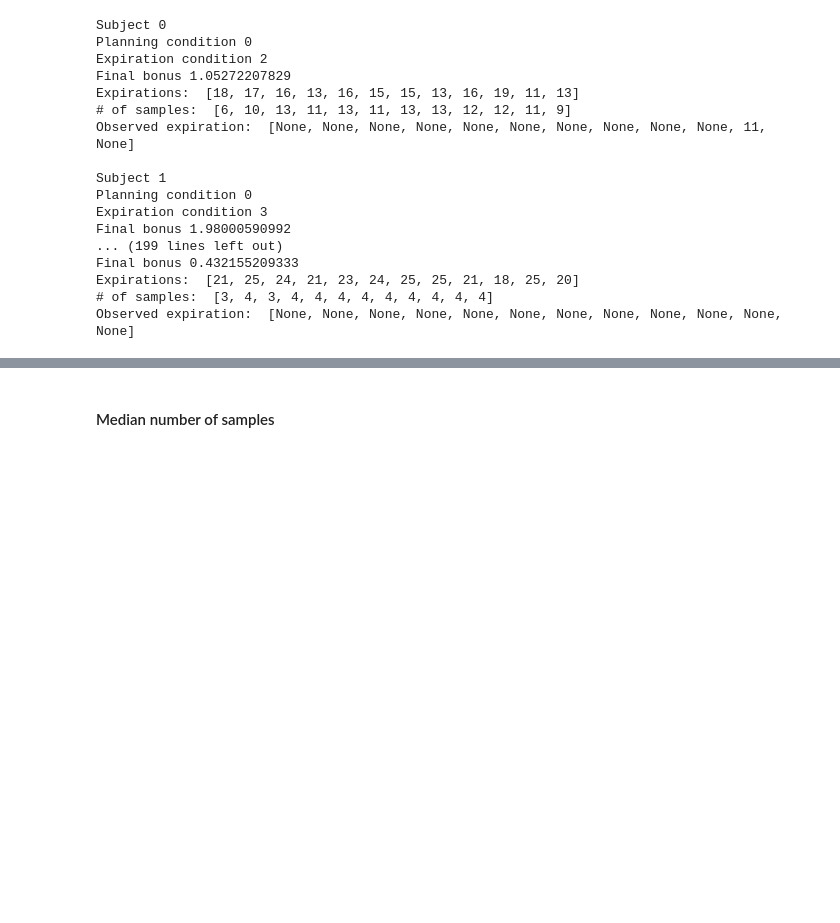
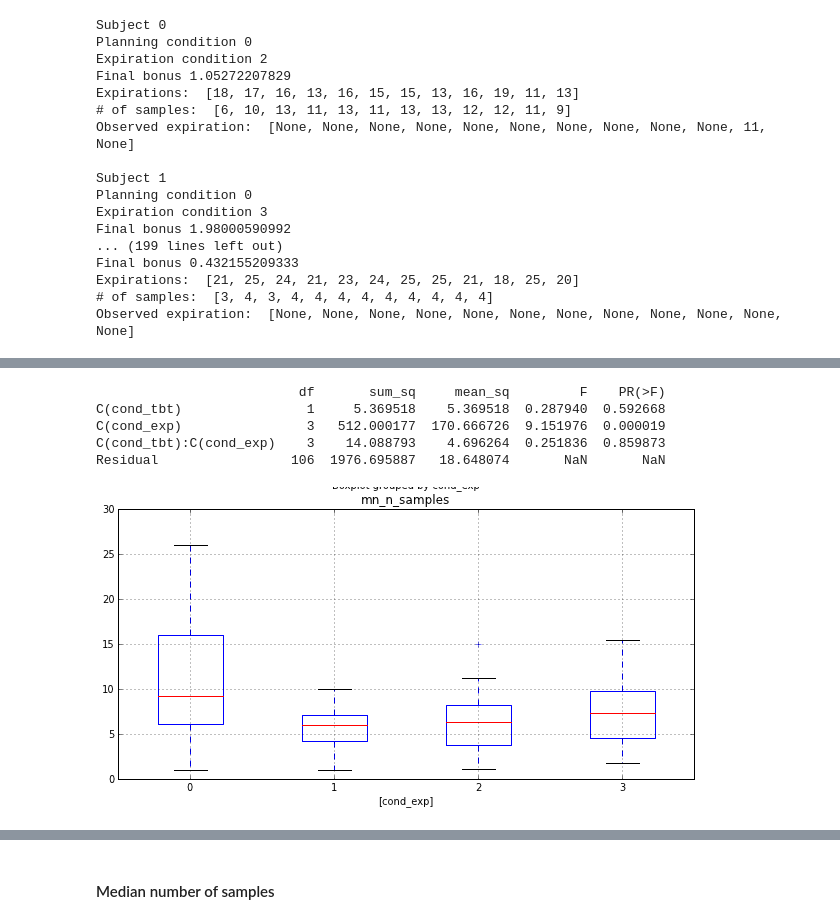
Before and after one commit to dmarkant/CompetitiveSampling, a Jupyter notebook: analysis/expiration-v1/expiration-v1.ipynb, the cells around one changed output, grey strips where cells are left out. Saved outputs shown, nothing was run; the diff lists cells and outputs as text; code cells hidden in the pictures; blank space fills up the shorter version.

```diff
--- a/analysis/expiration-v1/expiration-v1.ipynb
+++ b/analysis/expiration-v1/expiration-v1.ipynb
@@ -284,0 +274,15 @@ within PLN conditions
+# %%
+lm = ols('mn_n_samples ~ C(cond_tbt) + C(cond_exp) + C(cond_tbt):C(cond_exp)', df).fit()
+anovaresult = anova_lm(lm)
+print(anovaresult)
+# %% [output]
+                          df       sum_sq     mean_sq         F    PR(>F)
+C(cond_tbt)                1     5.369518    5.369518  0.287940  0.592668
+C(cond_exp)                3   512.000177  170.666726  9.151976  0.000019
+C(cond_tbt):C(cond_exp)    3    14.088793    4.696264  0.251836  0.859873
+Residual                 106  1976.695887   18.648074       NaN       NaN
+# %%
+df.boxplot('mn_n_samples', by=['cond_exp'], figsize=(10,5))
+plt.show()
+# %% [output]
+[figure, added]
```
Also changed, not shown: parts of 16 cells of this notebook.
